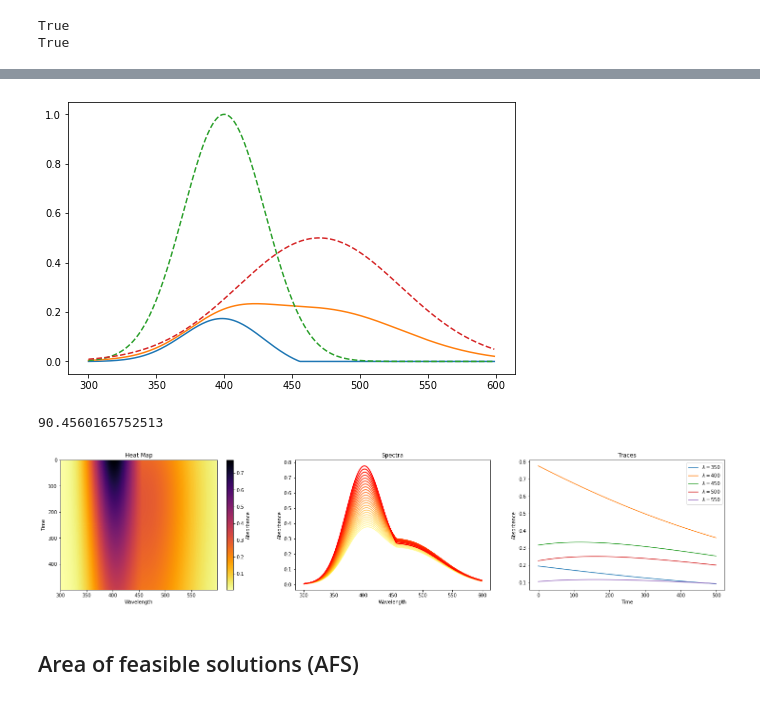
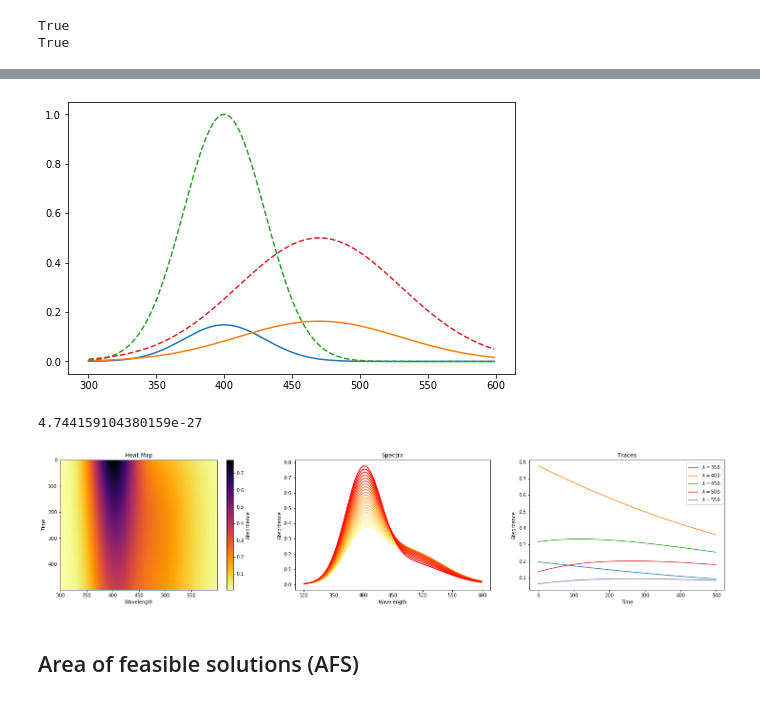
Before and after one commit to dmadea/Jupyter-Tutorials, a Jupyter notebook: MCR-FMIN/Global Analysis.ipynb, the cells around one changed output, grey strips where cells are left out. Cells and saved outputs as stored; diff of their text form; code cells hidden in the pictures.

```diff
--- a/MCR-FMIN/Global Analysis.ipynb
+++ b/MCR-FMIN/Global Analysis.ipynb
@@ -557,26 +557,26 @@ array([[-1.        , -0.40703788],
 # %%
 # plot spectra for different Rs
 R = ST @ Vr
 R = np.diag(1 / np.abs(np.diag(R))) @ R
 
-R[0, 1] = 1/-1.34785665
-R[1, 0] =   1/-0.40703788
+R[0, 1] = 0.40703788
+R[1, 0] =   -1.34785665
 
 ST_new = R @ Vr.T
 ST_new *= ST_new > 0
 plt.rcParams['figure.figsize'] = [8, 5]
 plt.plot(wavelengths, ST_new.T)
 plt.plot(wavelengths, ST.T, '--')
 plt.show()
 # %% [output]
-[figure, old version]
+[figure, new version]
 # %%
 A_new, C_new, ST_new, s = ssq(R)
 print(s)
 plot_A(A_new, times, wavelengths)
 # %% [output]
-90.4560165752513
+4.744159104380159e-27
-[figure, old version]
+[figure, new version]
 # %% [markdown]
 ## Area of feasible solutions (AFS)
 # %%
```
Also changed, not shown: parts of 11 cells of this notebook.
